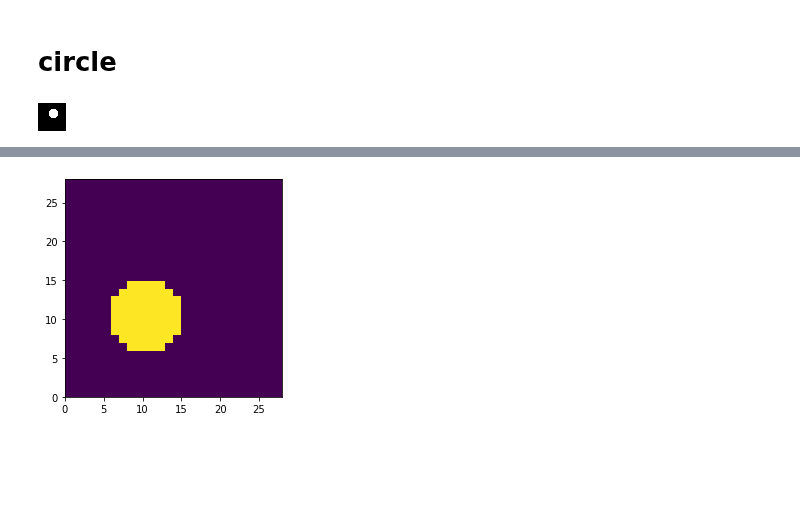
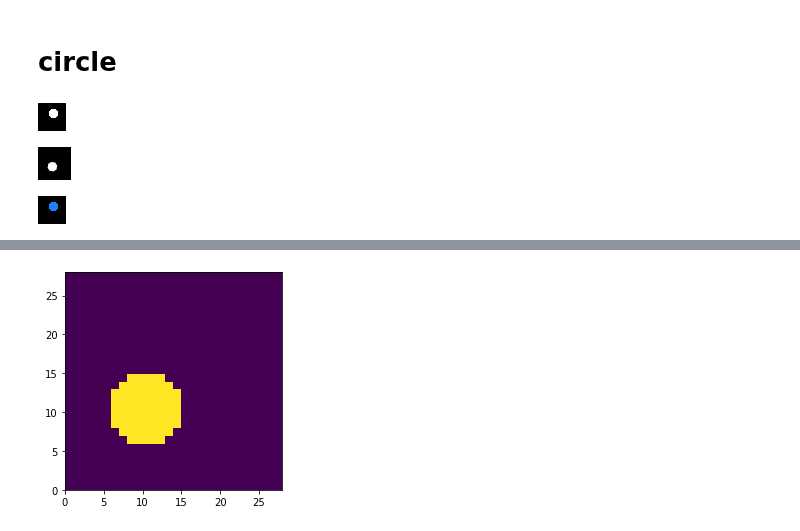
Before and after one commit to wdon021/From_Colab, a Jupyter notebook: Assignment3.ipynb, the cells around one changed output, grey strips where cells are left out. Saved outputs shown, nothing was run; the diff lists cells and outputs as text; code cells hidden in the pictures; blank space fills up the shorter version.

```diff
--- a/Assignment3.ipynb
+++ b/Assignment3.ipynb
@@ -59,4 +58,36 @@ plot1, img1 = create_circle(28, 15, 10, 5, 255)
-# %%
-img1
-# %% [output]
-[figure, removed]
+# %%
+size, rows, cols, radius, color = 28, 15, 10, 5, 255
+data = np.zeros((size, size), dtype = np.uint8)
+ci,cj = rows, cols
+cr = radius
+I,J = np.meshgrid(np.arange(data.shape[0]), np.arange(data.shape[1]))
+# basic formula for a circle (x - a)**2 + (y - b)**2 = r**2
+# calculate the radius
+dist = np.sqrt((I-ci)**2 +(J-cj)**2)
+# Assign value of any for those points within radius
+data[np.where(dist<cr)] = 255
+img = im.fromarray(data)
+img
+# %% [output]
+[figure, added]
+# %%
+rotates3 = rotate(data, angle = np.random.random()*365)
+img3 = im.fromarray(rotates3)
+img3
+# %% [output]
+[figure, added]
+# %%
+size, rows, cols, radius, color = 28, 15, 10, 5, 255
+data = np.zeros((size, size, 3), dtype = np.uint8)
+ci,cj = rows, cols
+cr = radius
+I,J = np.meshgrid(np.arange(data.shape[0]), np.arange(data.shape[1]))
+# basic formula for a circle (x - a)**2 + (y - b)**2 = r**2
+# calculate the radius
+dist = np.sqrt((I-ci)**2 +(J-cj)**2)
+# Assign value of any for those points within radius
+data[np.where(dist<cr)] = [30, 128,255]
+img = im.fromarray(data)
+img
+# %% [output]
+[figure, added]
```
Also changed, not shown: parts of 86 cells of this notebook.
